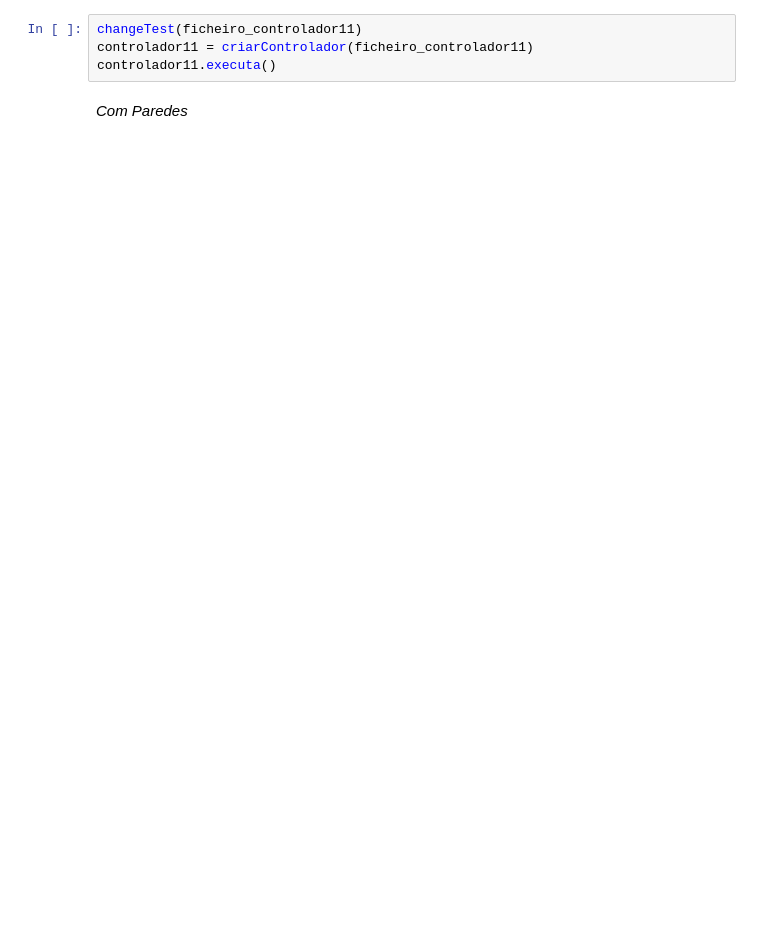
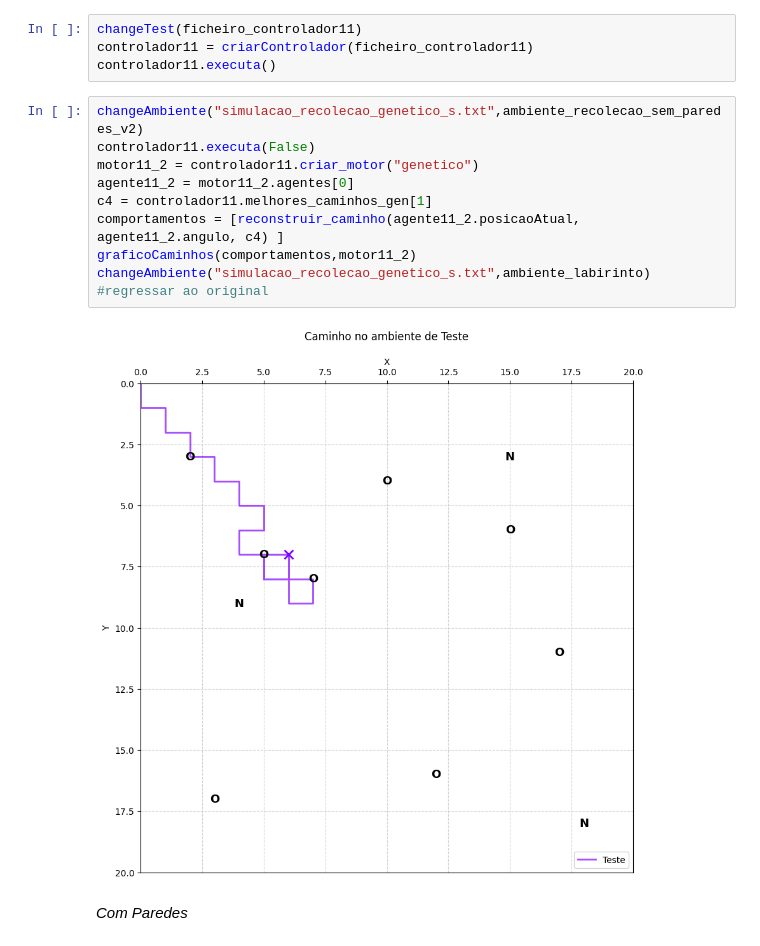
Before and after one commit to Biancs13/ProjetoAA, a Jupyter notebook: demo/Demo.ipynb, the cells around one changed output. Cells and saved outputs as stored; diff of their text form; blank space fills up the shorter version.

```diff
--- a/demo/Demo.ipynb
+++ b/demo/Demo.ipynb
@@ -280,6 +310,17 @@ construir_genetico(caminhos11, motor11, controladorG_R_S.fitness_max_geracao, co
 changeTest(ficheiro_controlador11)
 controlador11 = criarControlador(ficheiro_controlador11)
 controlador11.executa()
+# %%
+changeAmbiente("simulacao_recolecao_genetico_s.txt",ambiente_recolecao_sem_paredes_v2)
+controlador11.executa(False)
+motor11_2 = controlador11.criar_motor("genetico")
+agente11_2 = motor11_2.agentes[0]
+c4 = controlador11.melhores_caminhos_gen[1]
+comportamentos = [reconstruir_caminho(agente11_2.posicaoAtual, agente11_2.angulo, c4) ]
+graficoCaminhos(comportamentos,motor11_2)
+changeAmbiente("simulacao_recolecao_genetico_s.txt",ambiente_labirinto) #regressar ao original
+# %% [output]
+[figure, added]
 # %% [markdown]
 *Com Paredes*
 # %%
```
Also changed, not shown: parts of 33 cells of this notebook, 31 other files.
